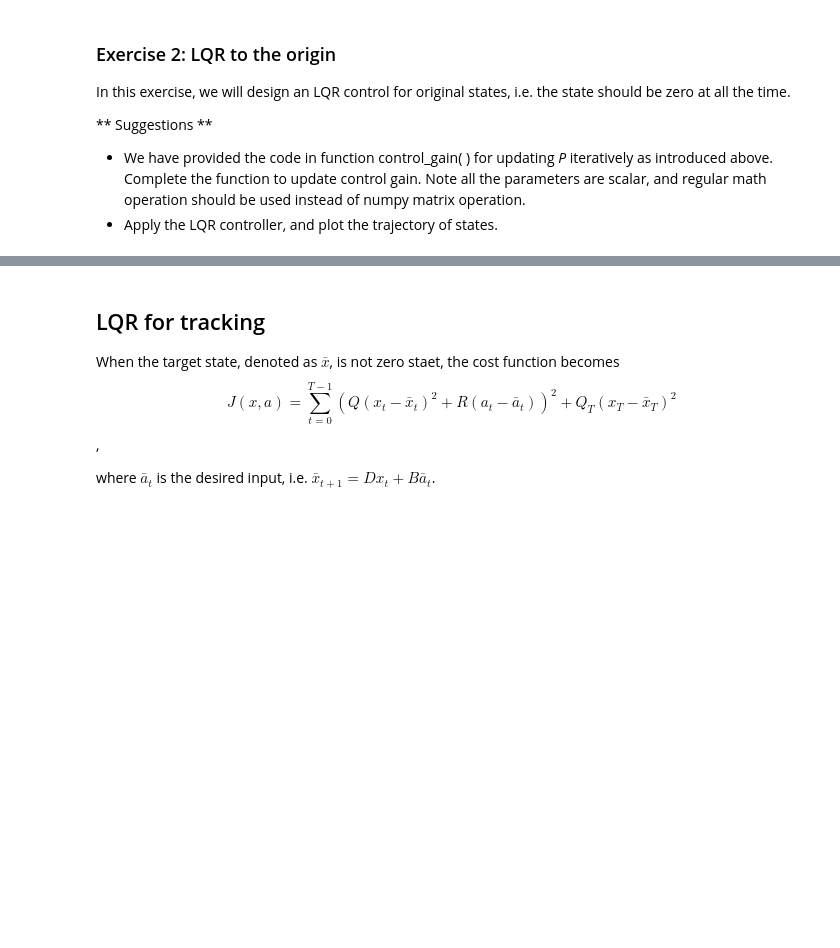
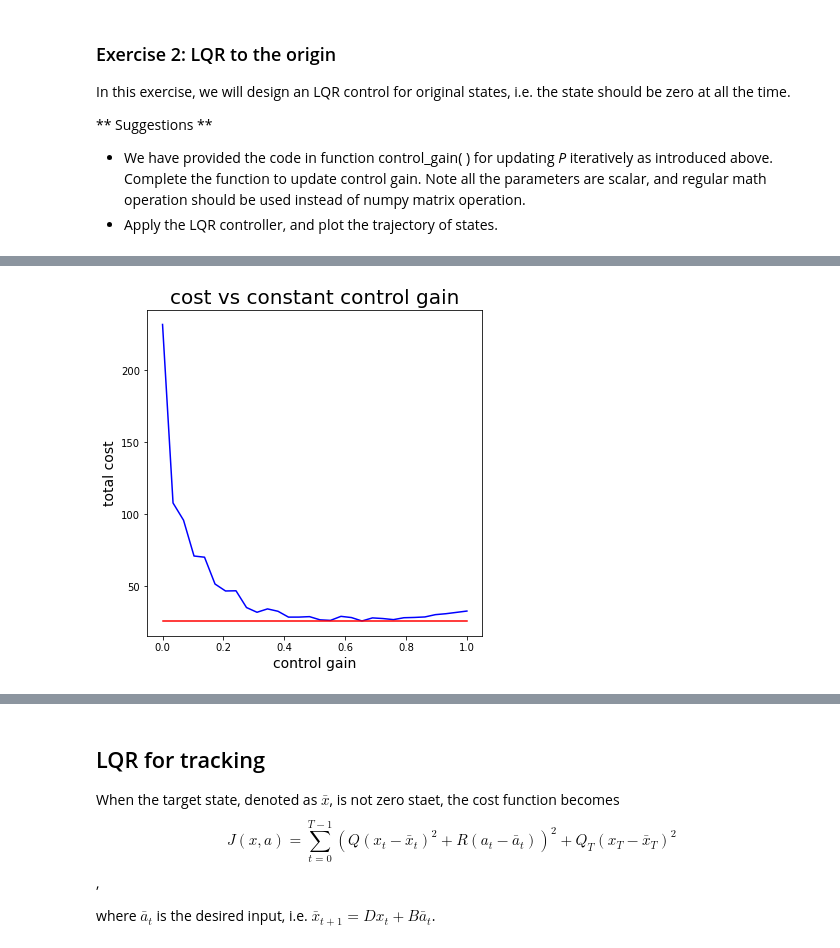
Before and after one commit to zhengww/NeuroMatchAcademy, a Jupyter notebook: Tutorial2_optimal_control_continuous.ipynb, the cells around one changed output, grey strips where cells are left out. Drawn from its saved outputs; the diff is of its cells as text; code cells hidden in the pictures; blank space fills up the shorter version.

```diff
--- a/Tutorial2_optimal_control_continuous.ipynb
+++ b/Tutorial2_optimal_control_continuous.ipynb
@@ -237,23 +239,25 @@ lds_zero.plot_position(x)
 # %%
-control_gain_array = np.linspace(.2,1,30)
+control_gain_array = np.linspace(0,1,30)
 cost_array = np.zeros(control_gain_array.shape)
 for i in range(len(control_gain_array)):
     target = np.zeros(T)
     lds_zero = LDS_1D(T, ini_state, noise_var, target)
     L =  np.ones(T) * control_gain_array[i]
     a, x = lds_zero.dynamics_zero_state(D, B, Q, R, L)
-    cost_array[i] = lds_zero.cost(a, x, Q, R)
+    cost_array[i] = lds_zero.cost(x, a, Q, R)
 
     lqr_zero = LQR_1D(T, ini_state, noise_var, target)
     L =lqr_zero.control_gain_LQR(D, B, Q, R)
     a, x = lds_zero.dynamics_zero_state(D, B, Q, R, L)
-    c = lds_zero.cost(a, x, Q, R)
+    c = lds_zero.cost(x, a, Q, R)
 
 
 fig, ax = plt.subplots(1, figsize = (6, 6))
 ax.plot(control_gain_array, cost_array, 'b')
 ax.plot(control_gain_array, np.ones(cost_array.shape) * c, 'r')
 ax.set_xlabel("control gain", fontsize =14)
 ax.set_ylabel("total cost" , fontsize =14)
 ax.set_title("cost vs constant control gain", fontsize =20)
 plt.show()
+# %% [output]
+[figure, added]
```
Also changed, not shown: parts of 29 cells of this notebook, 1 other file.
